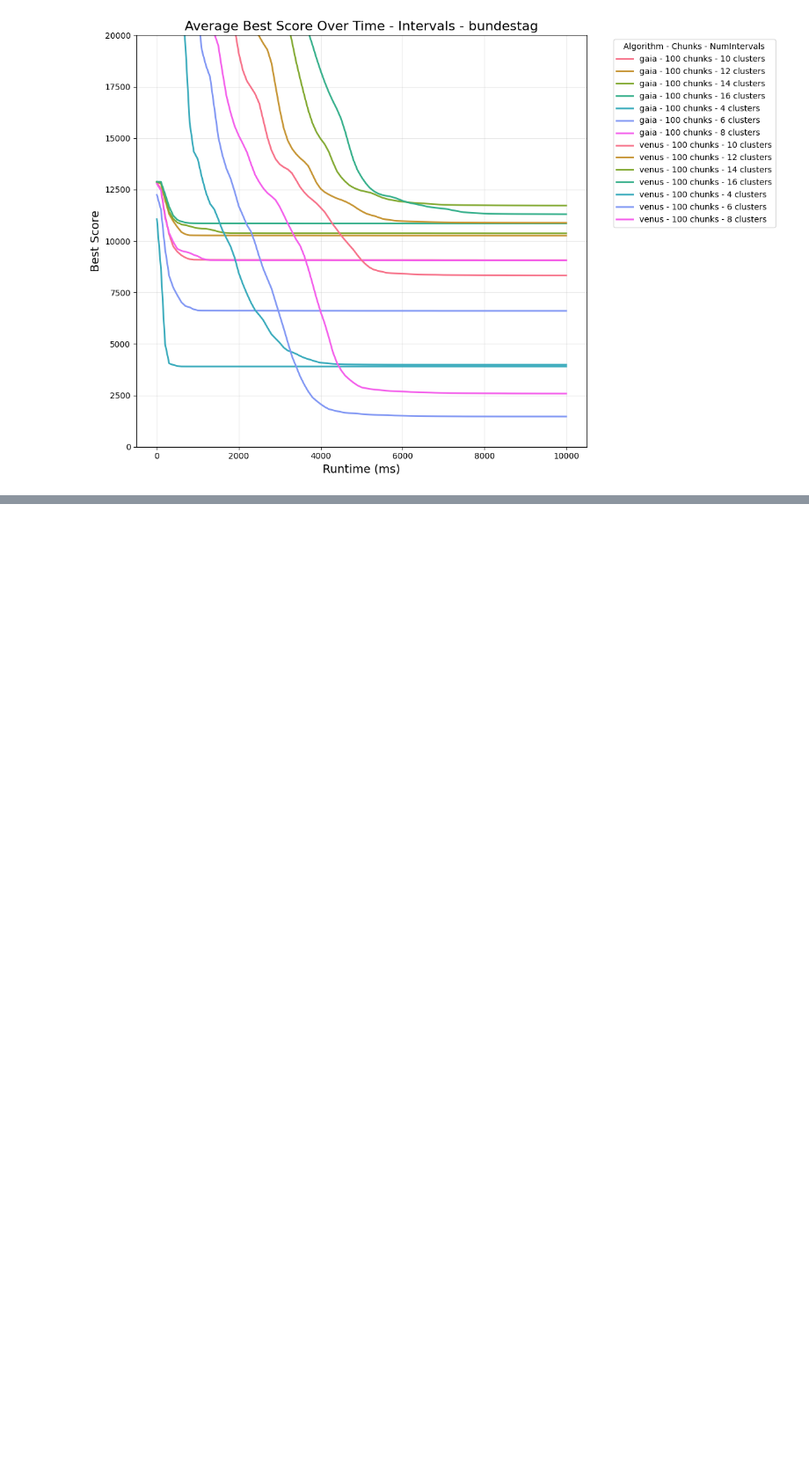
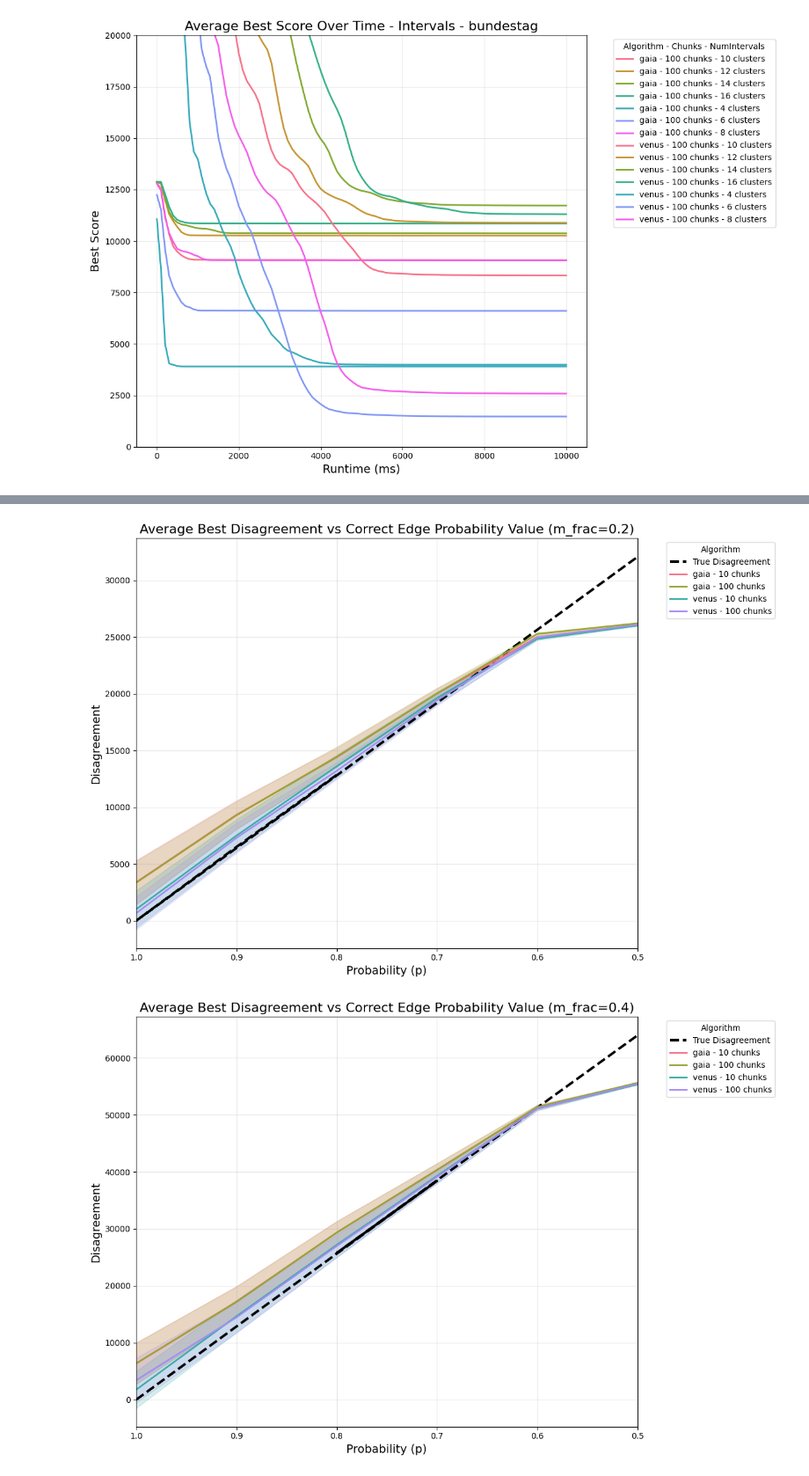
Before and after one commit to Peter-Blohm/discovering_opinion_intervals, a Jupyter notebook: benchmarking/benchmark_analysis.ipynb, the cells around one changed output, grey strips where cells are left out. Shown at 88% size. Saved outputs shown, nothing was run; the diff lists cells and outputs as text; code cells hidden in the pictures; blank space fills up the shorter version.

Commit message:
add synthetic dataset plots

```diff
--- a/benchmarking/benchmark_analysis.ipynb
+++ b/benchmarking/benchmark_analysis.ipynb
@@ -223,0 +226,14 @@ create_plot(intervals_avg, f'Average Best Score Over Time - Intervals - {dataset
+# %%
+synth_df = pd.read_csv("synthetic_summary.csv")
+synth_df.columns = synth_df.columns.str.replace(' ', '')
+synth_df['chunks'] = synth_df['config'].str.replace('[^0-9]', '', regex=True)
+synth_df['algorithm'] = np.where(synth_df['config'].str.contains('gaia'), 'gaia', 'venus')
+
+synth_df['n_per_int'] = synth_df['instance'].str.extract(r'n-per-int_(\d+)').astype(float)
+synth_df['m_frac'] = synth_df['instance'].str.extract(r'm-frac_(\d+\.\d+)').astype(float)
+synth_df['p'] = synth_df['instance'].str.extract(r'p_(\d+\.\d+)').astype(float)
+synth_df['true_disagreement'] = synth_df['instance'].str.extract(r'disagreement_(\d+)').astype(float)
+
+synth_df = synth_df.drop(['instance', 'config', 'struct', 'epochs_since_restart', 'current_temp', 'runtime_ms', 'current', 'best_batch', 'edge_weight', 'best_plus_negative_edge_weight'], axis=1)
+
+synth_df.head()
@@ -223,0 +355,9 @@ create_plot(intervals_avg, f'Average Best Score Over Time - Intervals - {dataset
+# %%
+for selected_m_frac in [0.2, 0.4, 0.6, 0.8, 1.0]:
+    plot_p_vs_obj(synth_df, selected_m_frac)
+
+for selected_p in [0.5, 0.6, 0.7, 0.8, 0.9, 1.0]:
+    plot_m_frac_vs_obj(synth_df, selected_p)
+# %% [output]
+[figure, added]
+[figure, added]
```
Also changed, not shown: parts of 6 cells of this notebook, 1 other file.
